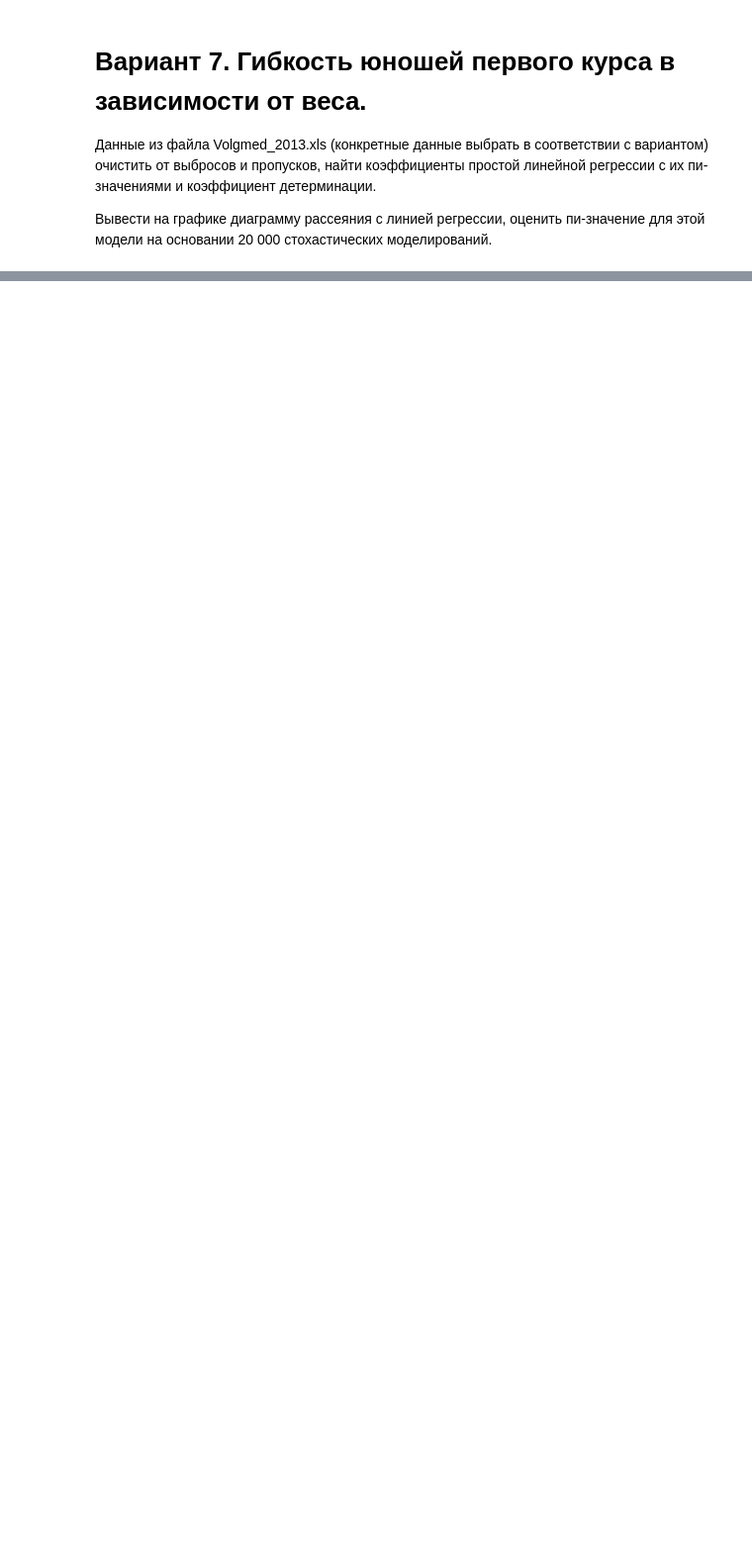
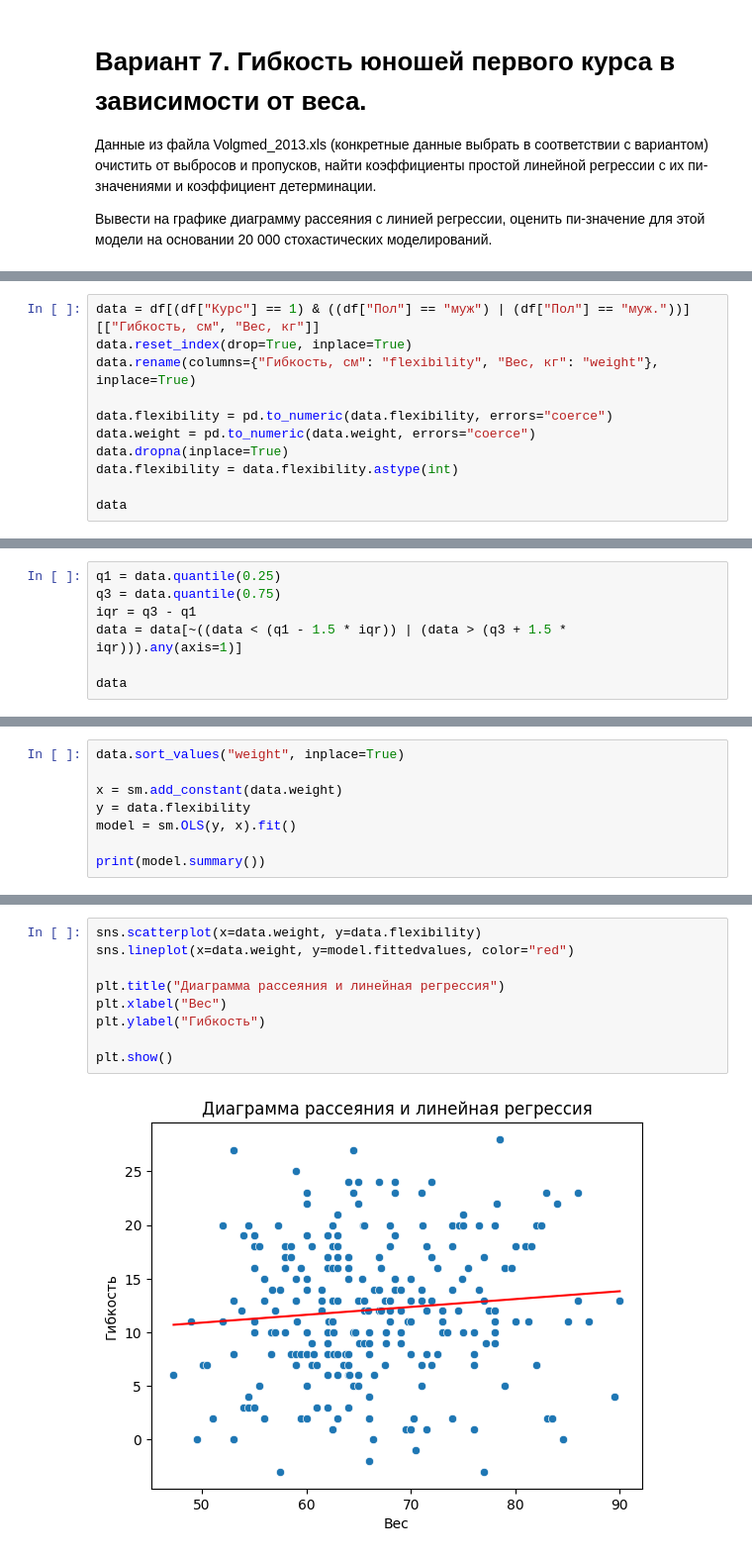
Before and after one commit to Sh0kerr/data_analysis, a Jupyter notebook: task_8/hw_8.ipynb, the cells around one changed output, grey strips where cells are left out. Shown at 99% size. Drawn from its saved outputs; the diff is of its cells as text; blank space fills up the shorter version.

```diff
--- a/task_8/hw_8.ipynb
+++ b/task_8/hw_8.ipynb
@@ -28,3 +34,14 @@ df.head()
 | NaN | NaN | NaN | NaN | NaN | NaN | NaN | NaT | NaN | ... |
 | NaN | NaN | NaN | NaN | NaN | NaN | NaN | NaT | NaN | ... |
 5 rows × 27 columns
+# %%
+data = df[(df["Курс"] == 1) & ((df["Пол"] == "муж") | (df["Пол"] == "муж."))][["Гибкость, см", "Вес, кг"]]
+data.reset_index(drop=True, inplace=True)
+data.rename(columns={"Гибкость, см": "flexibility", "Вес, кг": "weight"}, inplace=True)
+
+data.flexibility = pd.to_numeric(data.flexibility, errors="coerce")
+data.weight = pd.to_numeric(data.weight, errors="coerce")
+data.dropna(inplace=True)
+data.flexibility = data.flexibility.astype(int)
+
+data
@@ -30,0 +62,7 @@ df.head()
+# %%
+q1 = data.quantile(0.25)
+q3 = data.quantile(0.75)
+iqr = q3 - q1
+data = data[~((data < (q1 - 1.5 * iqr)) | (data > (q3 + 1.5 * iqr))).any(axis=1)]
+
+data
@@ -30,0 +83,8 @@ df.head()
+# %%
+data.sort_values("weight", inplace=True)
+
+x = sm.add_constant(data.weight)
+y = data.flexibility
+model = sm.OLS(y, x).fit()
+
+print(model.summary())
@@ -30,0 +153,11 @@ df.head()
+# %%
+sns.scatterplot(x=data.weight, y=data.flexibility)
+sns.lineplot(x=data.weight, y=model.fittedvalues, color="red")
+
+plt.title("Диаграмма рассеяния и линейная регрессия")
+plt.xlabel("Вес")
+plt.ylabel("Гибкость")
+
+plt.show()
+# %% [output]
+[figure, added]
```
Also changed, not shown: parts of 9 cells of this notebook.
